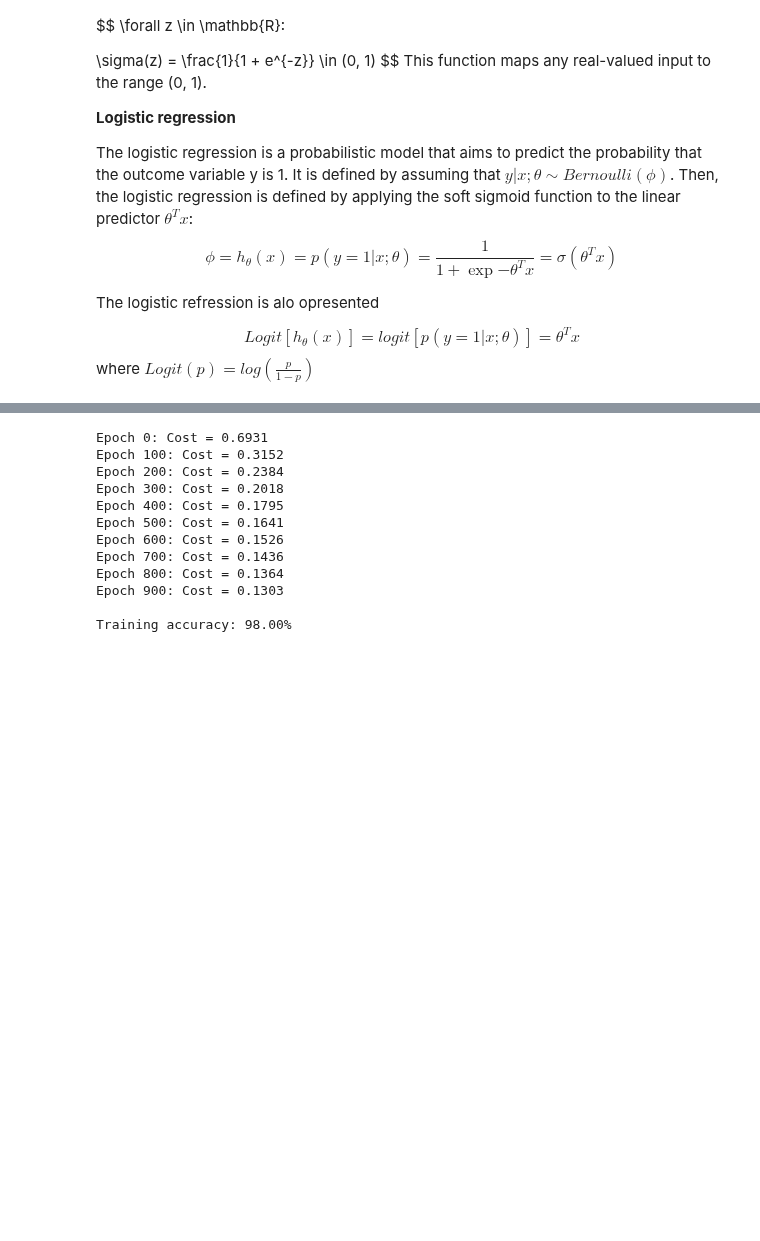
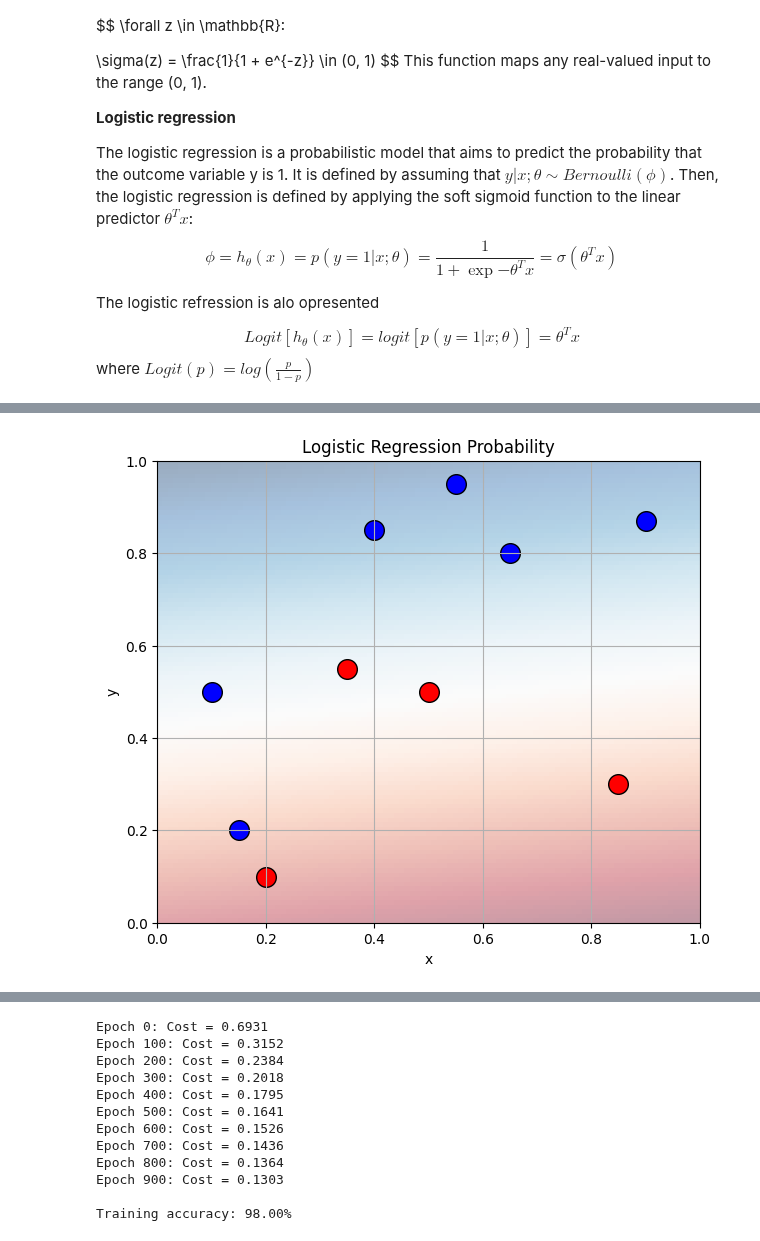
Before and after one commit to sujit4uwbslg/gcet_IV-I_2025, a Jupyter notebook: LAB/week2.ipynb, the cells around one changed output, grey strips where cells are left out. Saved outputs shown, nothing was run; the diff lists cells and outputs as text; code cells hidden in the pictures; blank space fills up the shorter version.

```diff
--- a/LAB/week2.ipynb
+++ b/LAB/week2.ipynb
@@ -24,0 +72,38 @@ where $Logit(p)=log(\frac{p}{1-p})$
+# %%
+import numpy as np
+import matplotlib.pyplot as plt
+from sklearn.linear_model import LogisticRegression
+
+# Data
+x = np.array([.4, .55, .65, .9, .1, .35, .5, .15, .2, .85])
+y = np.array([.85, .95, .8, .87, .5, .55, .5, .2, .1, .3])
+z = np.array([1, 1, 1, 1, 1, 0, 0, 1, 0, 0])
+
+# Colors
+clr1 = np.array([[1, 0, 0, 1], [0, 0, 1, 1]])  # RGBA for red and blue
+clr2 = np.array([[1, 0, 0, 0.2], [0, 0, 1, 0.2]])  # Transparent red and blue
+
+# Fit logistic regression model
+X = np.column_stack((x, y))
+model = LogisticRegression()
+model.fit(X, z)
+
+# Create grid
+x_grid = np.linspace(0, 1, 101)
+y_grid = np.linspace(0, 1, 101)
+xx, yy = np.meshgrid(x_grid, y_grid)
+grid_points = np.c_[xx.ravel(), yy.ravel()]
+z_grid = model.predict_proba(grid_points)[:, 1].reshape(xx.shape)
+
+# Plot
+plt.figure(figsize=(7, 6))
+plt.imshow(z_grid, extent=(0,1,0,1), origin='lower', cmap=plt.cm.RdBu, alpha=0.4, aspect='auto')
+for i in range(len(x)):
+    plt.scatter(x[i], y[i], s=200, color=clr1[z[i]], edgecolor='k')
+plt.xlabel('x')
+plt.ylabel('y')
+plt.title('Logistic Regression Probability')
+plt.grid(True)
+plt.show()
+# %% [output]
+[figure, added]
```
Also changed, not shown: parts of 6 cells of this notebook.
